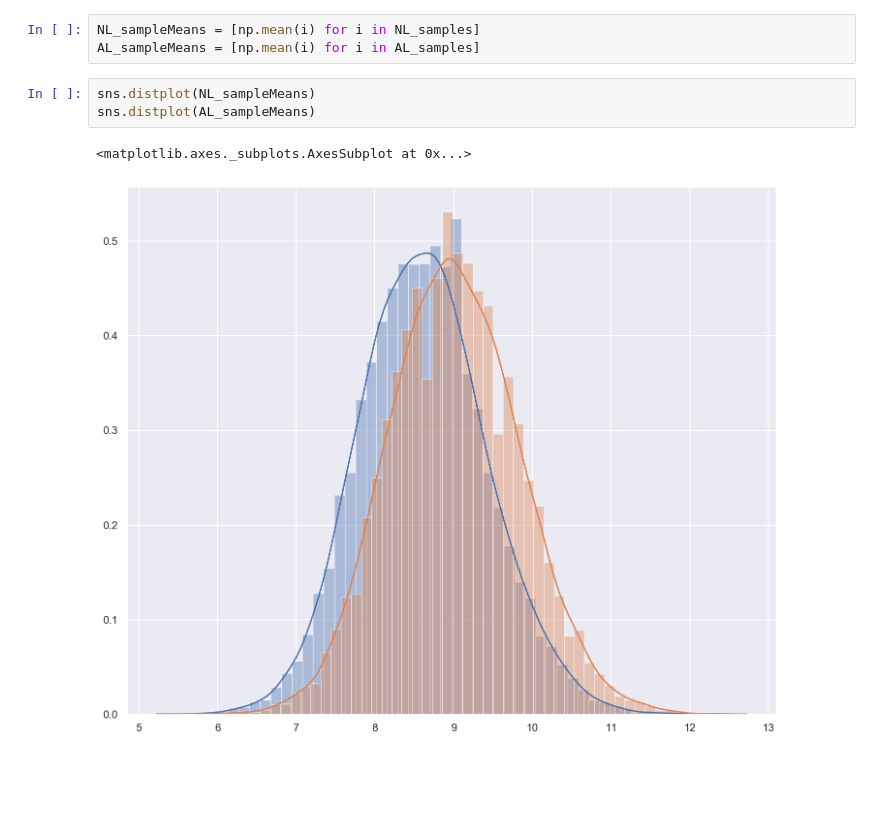
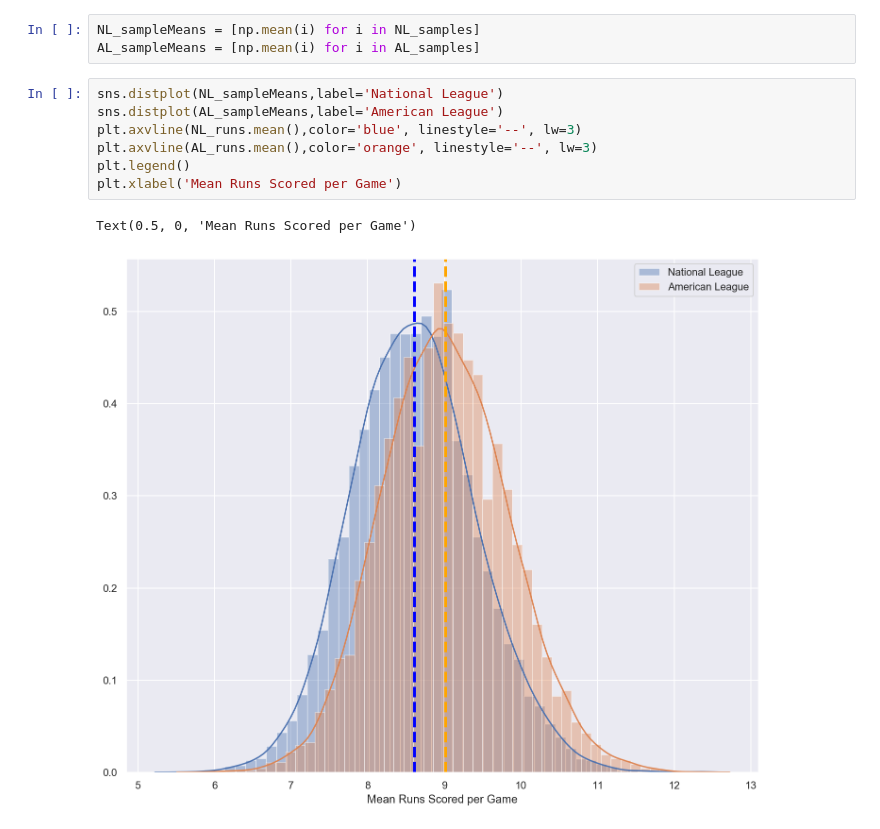
Before and after one commit to schlinkertc/MLB_Stats, a Jupyter notebook: analysis.ipynb, the cells around one changed output. Cells and saved outputs as stored; diff of their text form; blank space fills up the shorter version.

```diff
--- a/analysis.ipynb
+++ b/analysis.ipynb
@@ -103,9 +103,13 @@ AL_samples = [np.random.choice(AL_runs, replace=False, size=30) for i in range(l
 # %%
 NL_sampleMeans = [np.mean(i) for i in NL_samples]
 AL_sampleMeans = [np.mean(i) for i in AL_samples]
-# %%
-sns.distplot(NL_sampleMeans)
-sns.distplot(AL_sampleMeans)
-# %% [output]
-<matplotlib.axes._subplots.AxesSubplot at 0x...>
-[figure, removed]
+# %%
+sns.distplot(NL_sampleMeans,label='National League')
+sns.distplot(AL_sampleMeans,label='American League')
+plt.axvline(NL_runs.mean(),color='blue', linestyle='--', lw=3)
+plt.axvline(AL_runs.mean(),color='orange', linestyle='--', lw=3)
+plt.legend()
+plt.xlabel('Mean Runs Scored per Game')
+# %% [output]
+Text(0.5, 0, 'Mean Runs Scored per Game')
+[figure, added]
```
Also changed, not shown: parts of 2 cells of this notebook, 1 other file.
